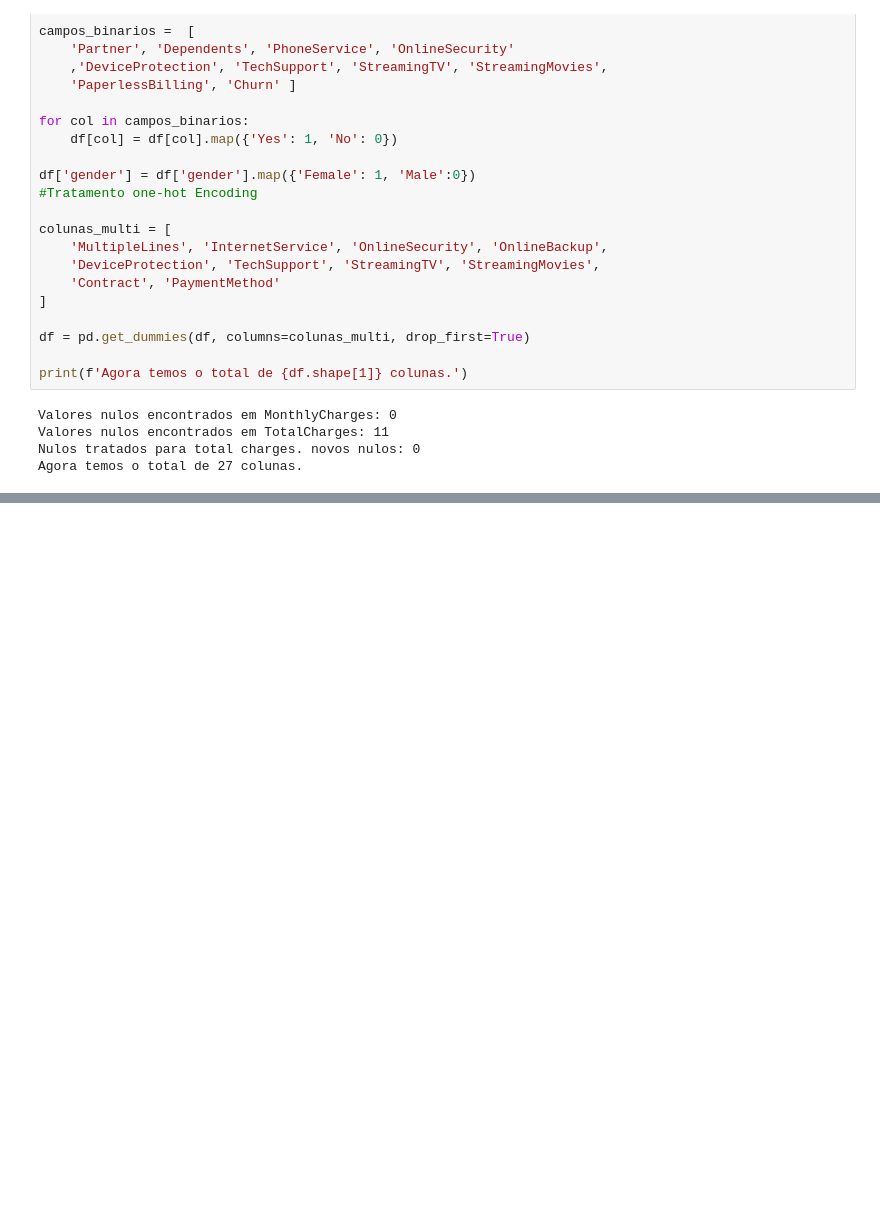
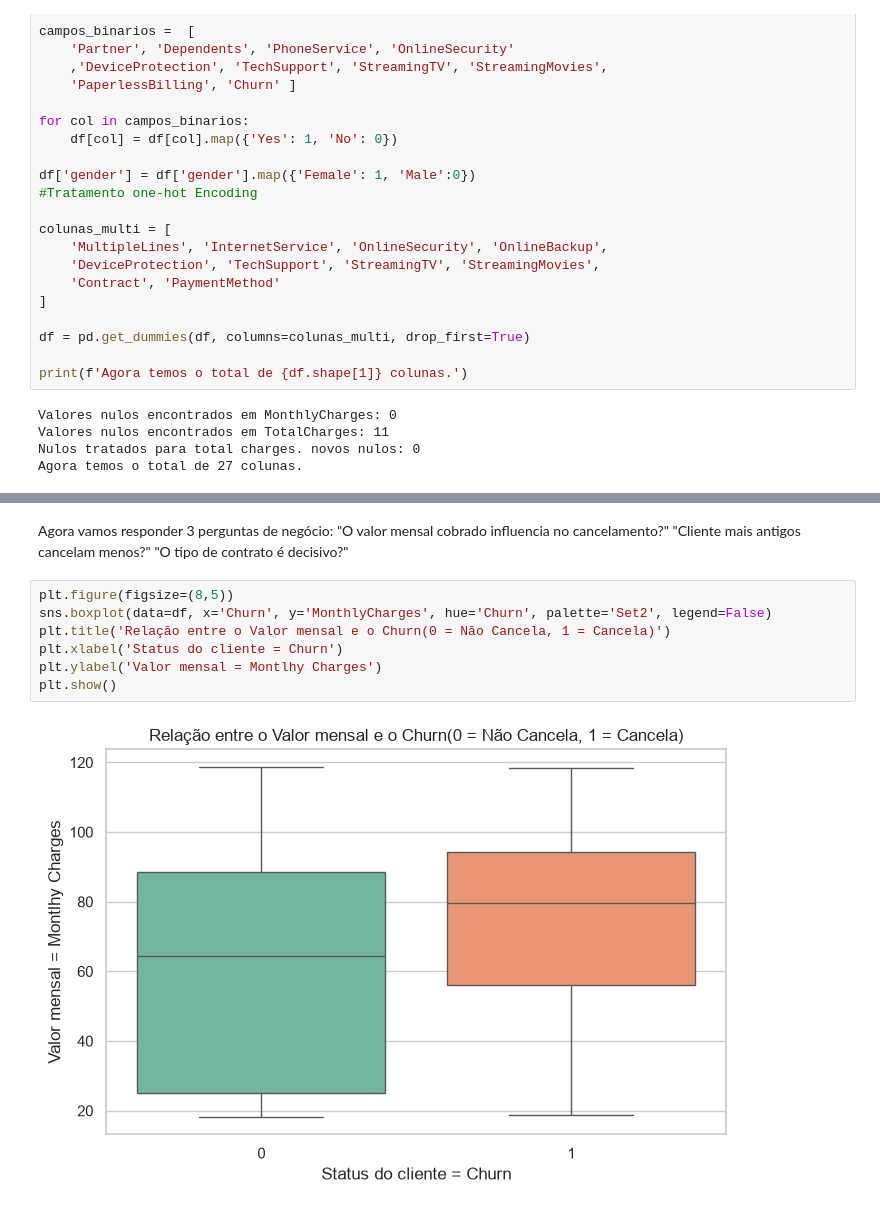
Before and after one commit to BritoMatheus0101/projeto-churn, a Jupyter notebook: notebooks/analise_dados_EDA.ipynb, the cells around one changed output, grey strips where cells are left out. Drawn from its saved outputs; the diff is of its cells as text; blank space fills up the shorter version.

```diff
--- a/notebooks/analise_dados_EDA.ipynb
+++ b/notebooks/analise_dados_EDA.ipynb
@@ -184 +184,15 @@ dtypes: bool(16), float64(2), int64(7), str(2)
 memory usage: 715.4 KB
+# %% [markdown]
+Agora vamos responder 3 perguntas de negócio:
+"O valor mensal cobrado influencia no cancelamento?"
+"Cliente mais antigos cancelam menos?"
+"O tipo de contrato é decisivo?"
+# %%
+plt.figure(figsize=(8,5))
+sns.boxplot(data=df, x='Churn', y='MonthlyCharges', hue='Churn', palette='Set2', legend=False)
+plt.title('Relação entre o Valor mensal e o Churn(0 = Não Cancela, 1 = Cancela)')
+plt.xlabel('Status do cliente = Churn')
+plt.ylabel('Valor mensal = Montlhy Charges')
+plt.show()
+# %% [output]
+[figure, added]
```
Also changed, not shown: parts of 7 cells of this notebook.
